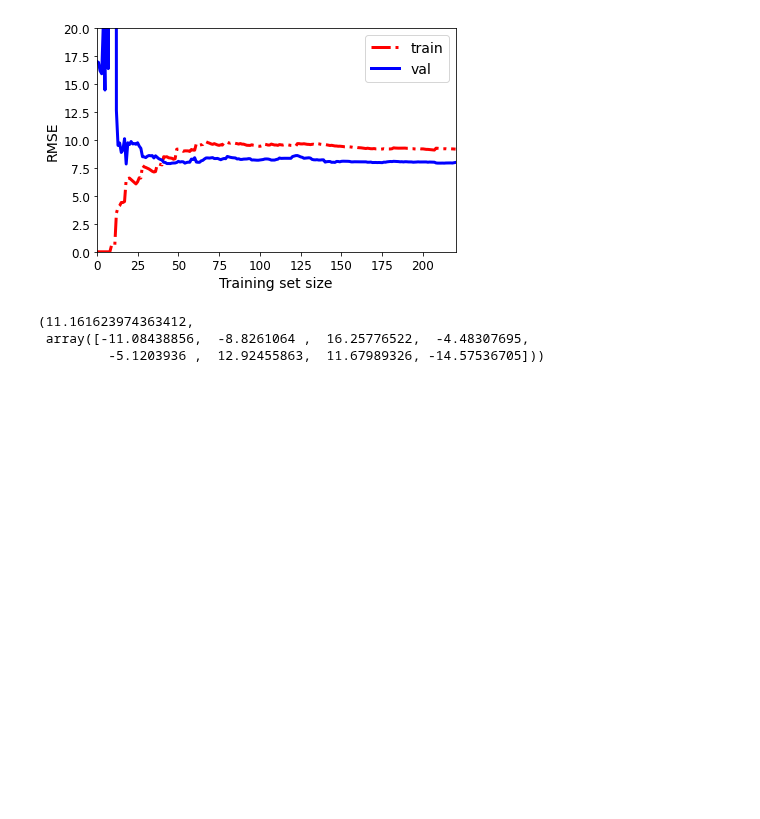
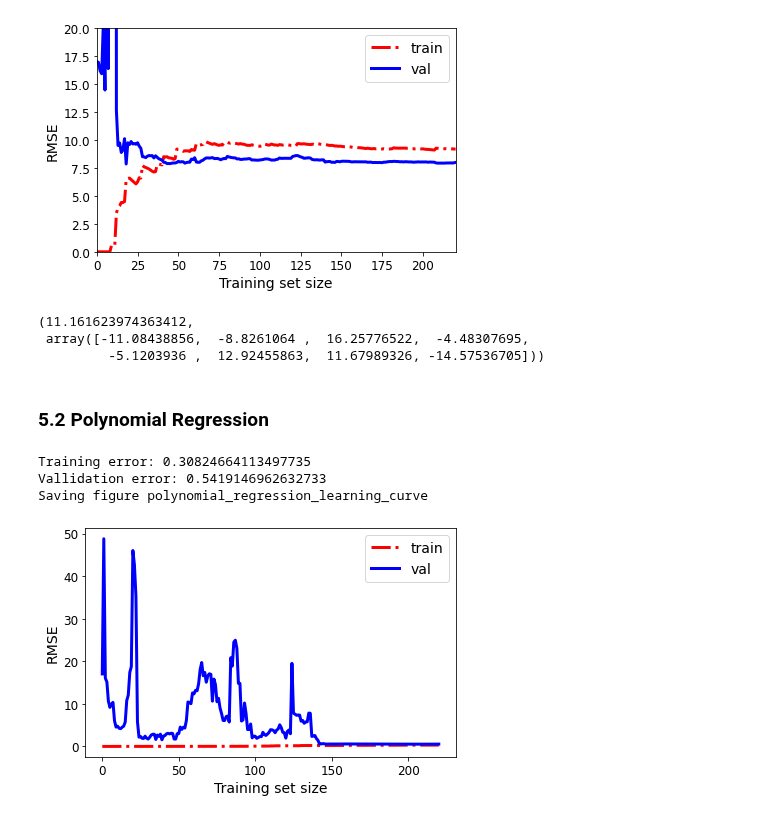
Before and after one commit to dujest/yacht-resistance, a Jupyter notebook: yacht_resistance_prediction.ipynb, the cells around one changed output. Drawn from its saved outputs; the diff is of its cells as text; code cells hidden in the pictures; blank space fills up the shorter version.

Commit message:
polynomial regression

```diff
--- a/yacht_resistance_prediction.ipynb
+++ b/yacht_resistance_prediction.ipynb
@@ -420,3 +420,23 @@ lin_reg.intercept_, lin_reg.coef_
 (11.161623974363412,
  array([-11.08438856,  -8.8261064 ,  16.25776522,  -4.48307695,
          -5.1203936 ,  12.92455863,  11.67989326, -14.57536705]))
+# %% [markdown]
+### 5.2 Polynomial Regression
+# %%
+from sklearn.preprocessing import PolynomialFeatures
+
+polynomial_regression = Pipeline([
+        ("attributes_adder", CombinedAtributeAdder()),
+        ("poly_features", PolynomialFeatures(degree=5, include_bias=False)),
+        ("features_scaler", StandardScaler()),
+        ("lin_reg", LinearRegression()),
+    ])
+# %%
+plot_learning_curves(polynomial_regression, yacht_features.values, yacht_labels)
+save_fig("polynomial_regression_learning_curve")
+plt.show()
+# %% [output]
+Training error: 0.30824664113497735
+Vallidation error: 0.5419146962632733
+Saving figure polynomial_regression_learning_curve
+[figure, added]
```
